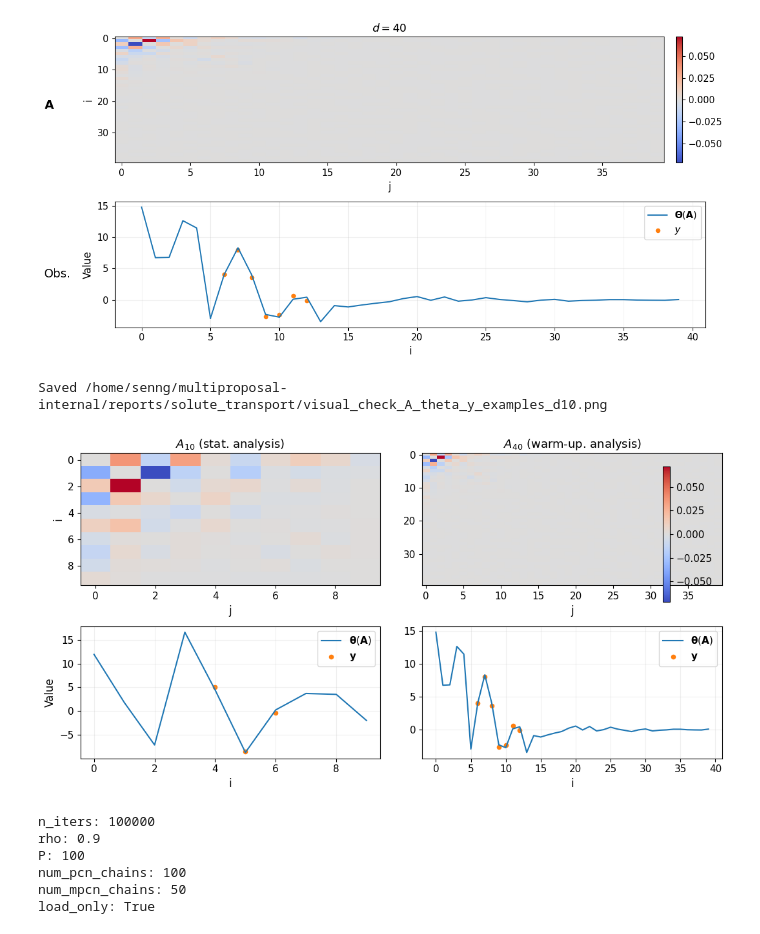
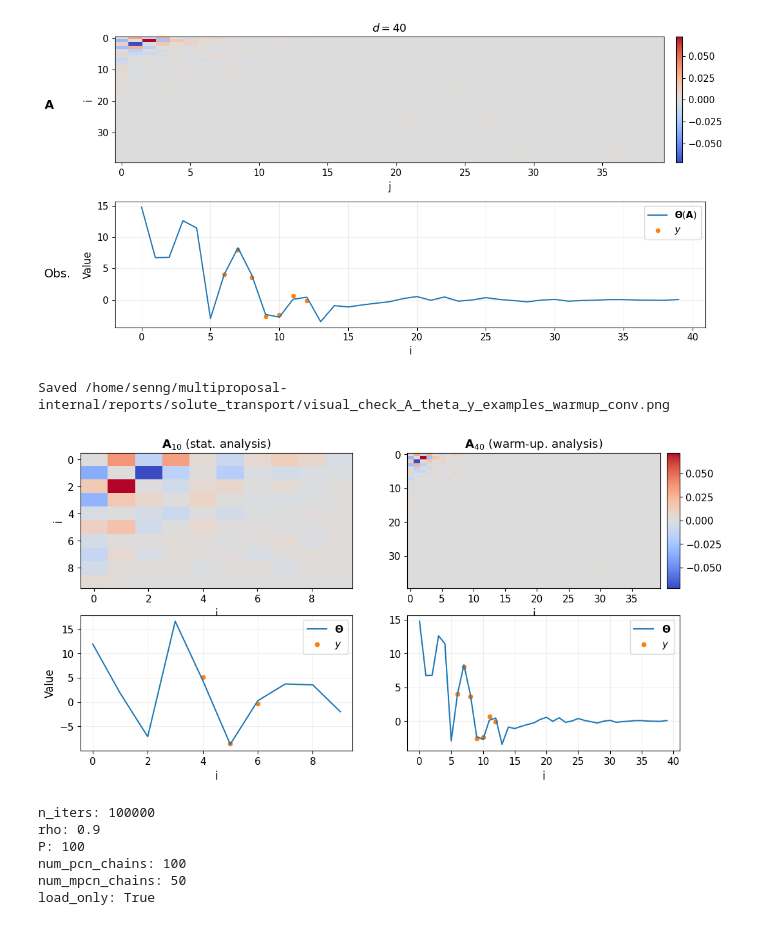
Before and after one commit to guillerminasenn/mcmc-internal, a Jupyter notebook: notebooks/05_toy_solute_transport_mpcn_convergence.ipynb, the cells around one changed output. Saved outputs shown, nothing was run; the diff lists cells and outputs as text; code cells hidden in the pictures.

Commit message:
updated labels

```diff
--- a/notebooks/05_toy_solute_transport_mpcn_convergence.ipynb
+++ b/notebooks/05_toy_solute_transport_mpcn_convergence.ipynb
@@ -389,7 +389,7 @@ Saved /home/senng/multiproposal-internal/reports/solute_transport/visual_check_A
 # %%
 # Two-setup visual check: left = d=10 prior A, right = notebook config prior A
 left_config = {
-    'label': 'd=10 (prior A)',
+    'label': r"$\mathbf{A}_{10}$ (stat. analysis)",
     'd': 10,
     'obs_highest_freq': 6,
     'obs_bandwidth': 3,
@@ -398,7 +398,7 @@ left_config = {
     'seed': seed_data,
 }
 right_config = {
-    'label': f'd={d} (notebook config, prior A)',
+    'label':  r"$\mathbf{A}_{40}$ (warm-up. analysis)",
     'd': d,
     'obs_highest_freq': obs_highest_freq,
     'obs_bandwidth': obs_bandwidth,
@@ -451,49 +451,49 @@ for col_idx, cfg in enumerate(configs):
         np.arange(d_cur),
         theta_true,
         color='tab:blue',
-        label=r"$\mathbf{\Theta}(\mathbf{A})$",
+        label=r"$\mathbf{\Theta}$",
     )
     ax_obs.scatter(
         obs_indices_cur,
         data_cur['y'],
         color='tab:orange',
         s=20,
         label=r"$y$",
     )
     if col_idx == 0:
         ax_obs.set_ylabel('Value', fontsize=axis_label_size)
     ax_obs.set_xlabel('i', fontsize=axis_label_size)
     ax_obs.grid(alpha=0.2)
     ax_obs.legend(loc='best', fontsize=tick_size)
     ax_obs.tick_params(axis='both', labelsize=tick_size)
 
 if last_im is not None:
     from mpl_toolkits.axes_grid1 import make_axes_locatable
     divider = make_axes_locatable(axes[0, 1])
     cax = divider.append_axes("right", size="5%", pad=0.1)
     cbar = fig.colorbar(last_im, cax=cax)
     cbar.ax.tick_params(labelsize=cbar_tick_size)
 
-fig.text(0.01, 0.73, r"$\mathbf{A}$", rotation=0, va='center', ha='left', fontsize=row_label_size)
-fig.text(
-    0.01,
-    0.27,
-    "Obs.",
-    rotation=0,
-    va='center',
-    ha='left',
-    fontsize=row_label_size,
-)
-fig.tight_layout(rect=[0.05, 0.02, 0.95, 0.98])
+# fig.text(0.01, 0.73, r"$\mathbf{A}_{40}$", rotation=0, va='center', ha='left', fontsize=row_label_size)
+# fig.text(
+#     0.01,
+#     0.27,
+#     "Obs.",
+#     rotation=0,
+#     va='center',
+#     ha='left',
+#     fontsize=row_label_size,
+# )
+# fig.tight_layout(rect=[0.05, 0.02, 0.95, 0.98])
 
-fig_path = reports_dir / "visual_check_A_theta_y_examples_d10.png"
+fig_path = reports_dir / "visual_check_A_theta_y_examples_warmup_conv.png"
 fig.savefig(fig_path, dpi=600, bbox_inches="tight")
 print(f"Saved {fig_path}")
 
 plt.show()
 # %% [output]
-Saved /home/senng/multiproposal-internal/reports/solute_transport/visual_check_A_theta_y_examples_d10.png
+Saved /home/senng/multiproposal-internal/reports/solute_transport/visual_check_A_theta_y_examples_warmup_conv.png
-[figure, old version]
+[figure, new version]
 # %%
 # MCMC configuration
 n_iters = 100000
```
Also changed, not shown: parts of 6 cells of this notebook, 5 other files.
